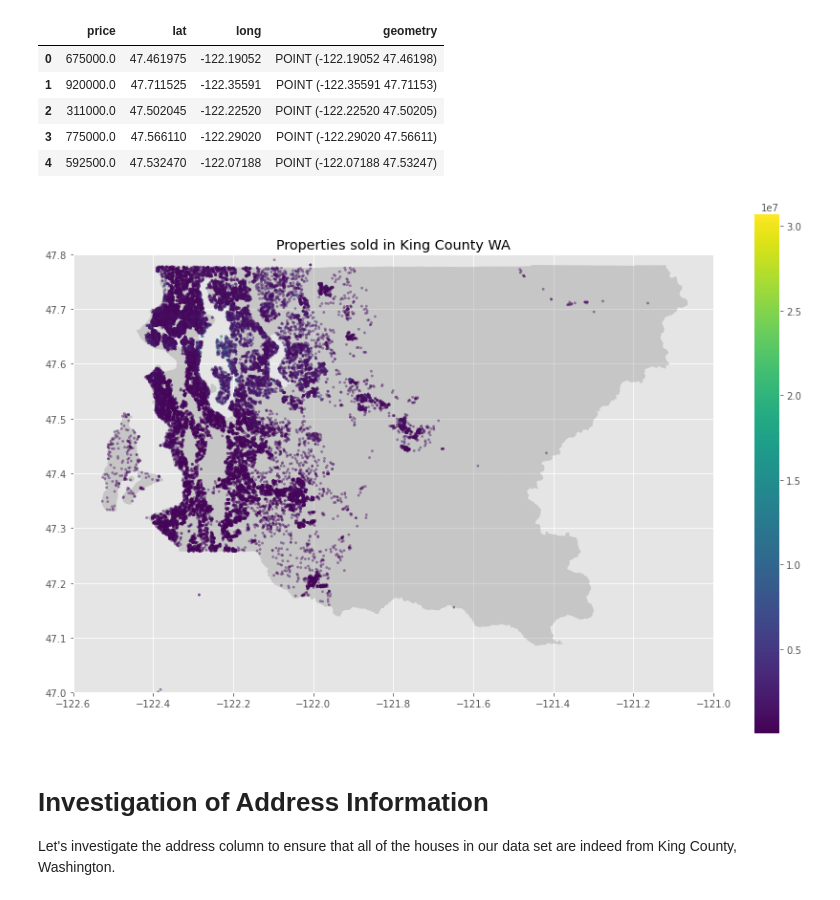
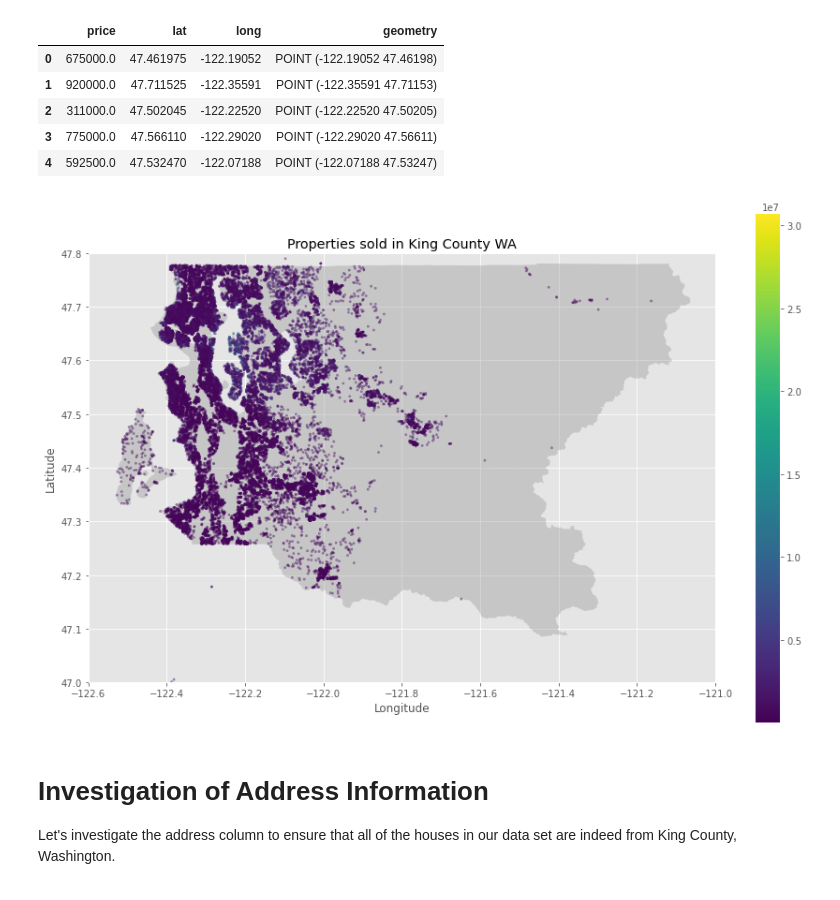
Before and after one commit to Bella3s/housing-analysis-project, a Jupyter notebook: housing_analysis.ipynb, the cells around one changed output. Cells and saved outputs as stored; diff of their text form; code cells hidden in the pictures.

```diff
--- a/housing_analysis.ipynb
+++ b/housing_analysis.ipynb
@@ -213,17 +215,19 @@ geo_df.head()
 # %%
 fig, ax = plt.subplots(figsize=(15,10))
 
 # plot lat and long
 KC_map.plot(ax=ax, color='grey', alpha=.3)
 geo_df.plot(column='price', ax=ax, alpha=.4, legend=True, markersize=5)
 
 # set lat and long boundaries for map display (?)
 plt.xlim(-122.6, -121.0)
 plt.ylim(47.0, 47.8)
 
+ax.set_ylabel('Latitude')
+ax.set_xlabel('Longitude')
 ax.set_title('Properties sold in King County WA');
 # %% [output]
-[figure, old version]
+[figure, new version]
 # %% [markdown]
 # Investigation of Address Information
 
```
Also changed, not shown: parts of 11 cells of this notebook, 1 other file.
